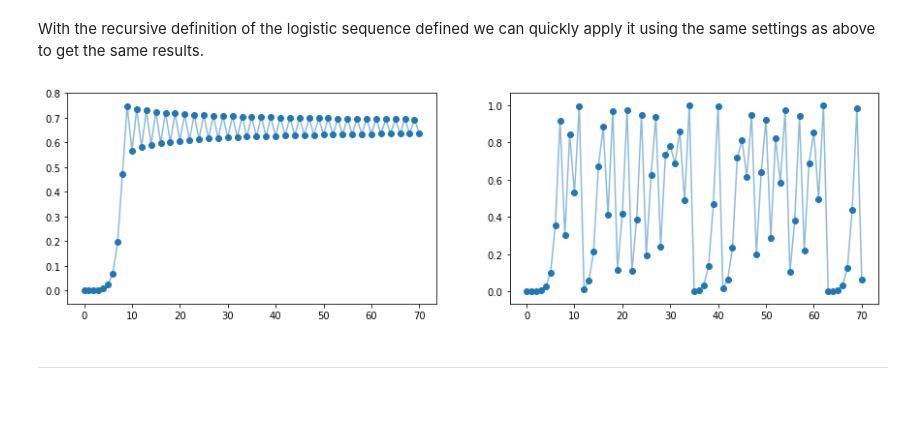
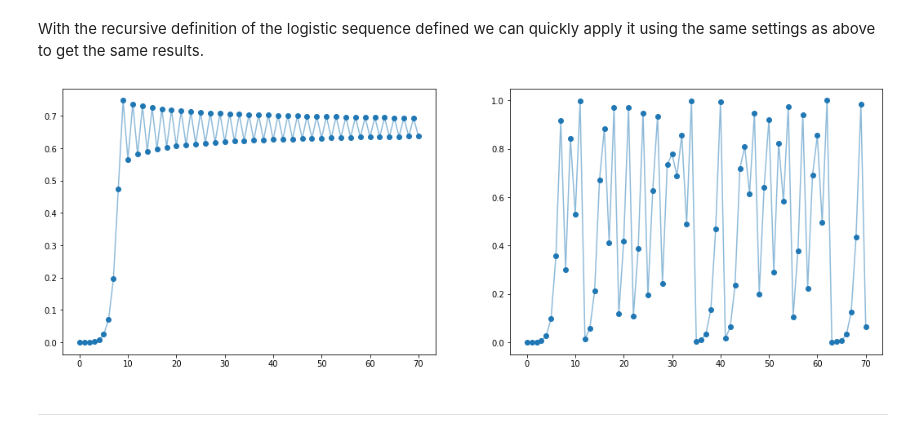
Before and after one commit to neonwatty/computational_maths, a Jupyter notebook: Part_5_recursive_functions.ipynb, the cells around one changed output. Saved outputs shown, nothing was run; the diff lists cells and outputs as text; code cells hidden in the pictures; blank space fills up the shorter version.

```diff
--- a/Part_5_recursive_functions.ipynb
+++ b/Part_5_recursive_functions.ipynb
@@ -223,15 +267,15 @@ With the recursive definition of the logistic sequence defined we can quickly ap
 # %%
 # create the same sequences using our recursive definition of the logistic sequence
 sequence1 = f(0.0001,3,70,[]); sequence2 = f(0.0001,4,70,[]);
 
 # plot the sequences
-fig = plt.figure(figsize = (15,4))
+fig = plt.figure(figsize = (18,6))
 ax1 = fig.add_subplot(121); ax2 = fig.add_subplot(122);
 ax1.scatter(np.arange(len(sequence1)),sequence1); ax2.scatter(np.arange(len(sequence2)),sequence2);
 ax1.plot(sequence1,alpha = 0.5); ax2.plot(sequence2,alpha = 0.5);  # plot lines connecting consecutive points for visualization purposes
 plt.show()
 # %% [output]
-[figure, old version]
+[figure, new version]
 # %% [markdown]
 ---
 # %% [markdown]
```
Also changed, not shown: parts of 10 cells of this notebook.
